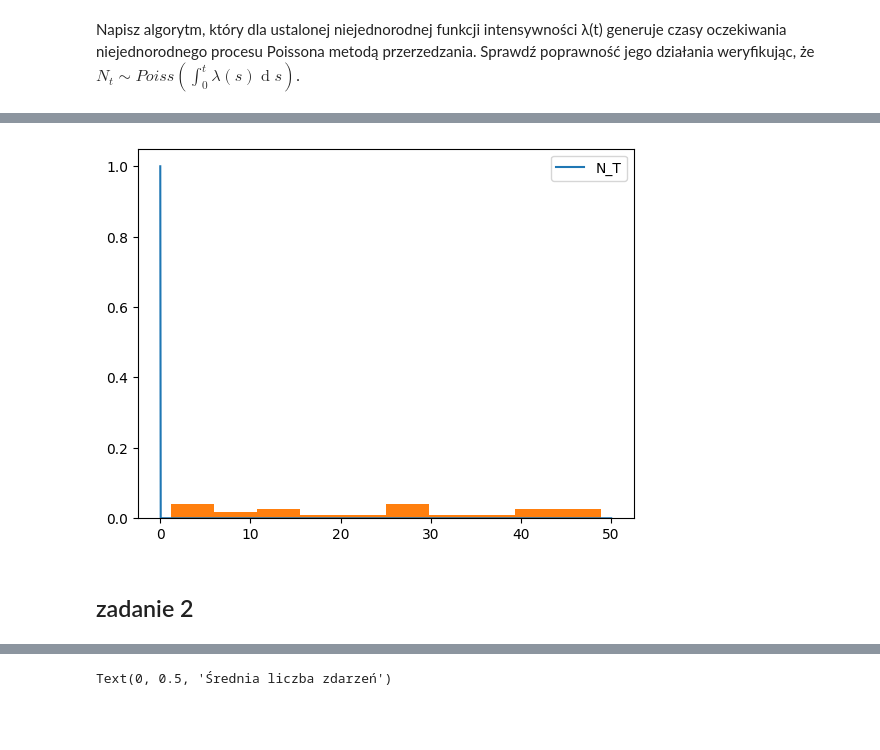
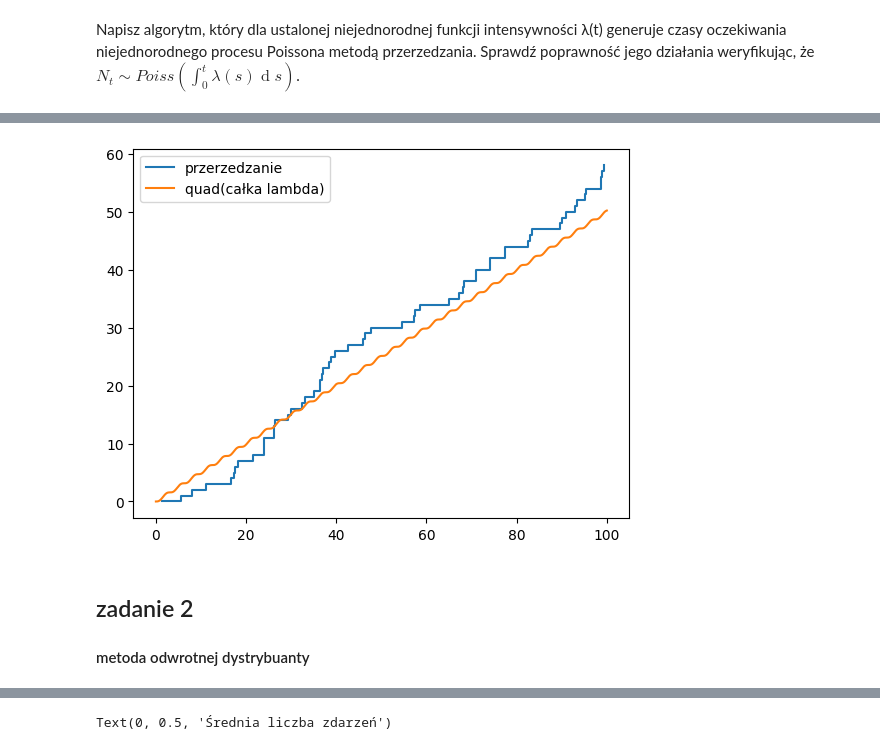
Before and after one commit to MariaNowacka/4-semestr, a Jupyter notebook: symulacje/Nowacka_Lista6.ipynb, the cells around one changed output, grey strips where cells are left out. Saved outputs shown, nothing was run; the diff lists cells and outputs as text; code cells hidden in the pictures; blank space fills up the shorter version.

```diff
--- a/symulacje/Nowacka_Lista6.ipynb
+++ b/symulacje/Nowacka_Lista6.ipynb
@@ -46,14 +39,14 @@ plt.step(points, range(len(points)), where='post')
 # %%
-def plotowanie(lamda1, T):
-    o = poiss(lambda1, T)
-    times = np.linspace(0,T, 1000)
-    a = [poisson.pmf(t, quad(lambda1, 0, t)[0]) for t in times]
-    plt.plot(times, a, label = 'N_T')
-    plt.hist(o, density = True)
-    plt.legend()
-
-plotowanie(lambda1, 50)
+T = 100
+points = poiss_thinning(lambda1, T)
+times = np.linspace(0,T, 1000)
+plt.step(points, range(len(points)), where='post', label = 'przerzedzanie')
+y = [quad(lambda1, 0, t)[0] for t in times]
+plt.plot(times, y, label = 'quad(całka lambda)')
+plt.legend()
+plt.show()
 # %% [output]
-[figure, old version]
+[figure, new version]
 # %% [markdown]
 ## zadanie 2
+#### metoda odwrotnej dystrybuanty
```
Also changed, not shown: parts of 13 cells of this notebook.
